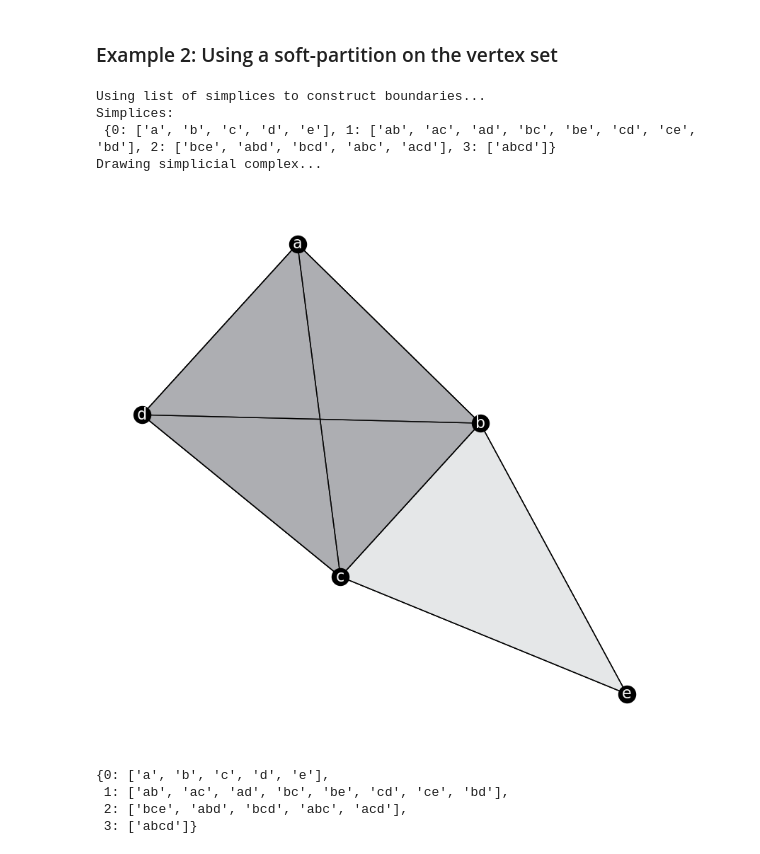
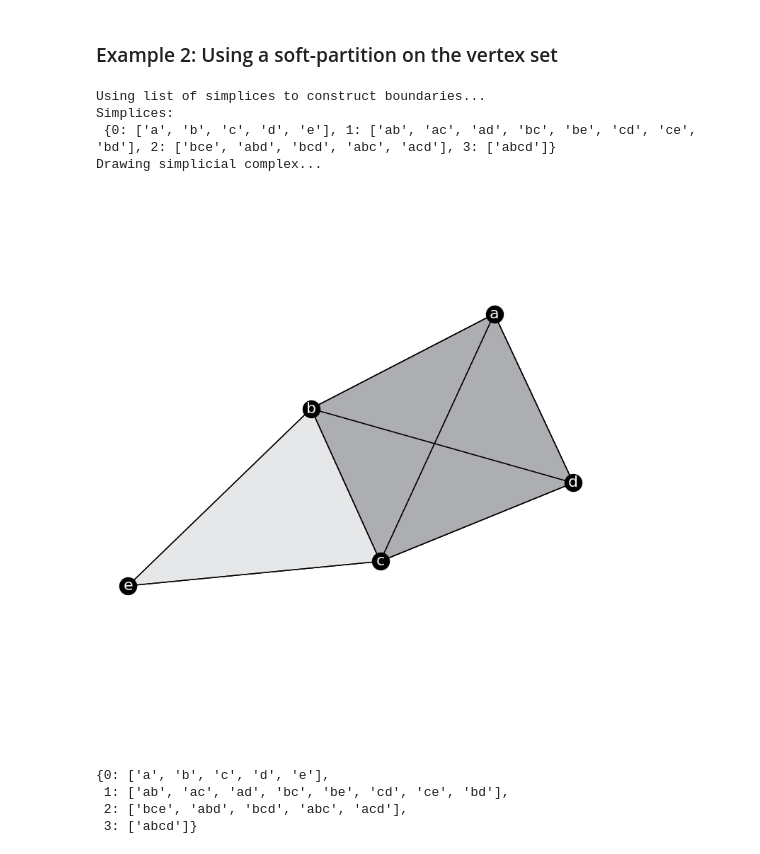
Before and after one commit to aidos-lab/nervePool, a Jupyter notebook: complex_testing.ipynb, the cells around one changed output. Saved outputs shown, nothing was run; the diff lists cells and outputs as text; code cells hidden in the pictures.

```diff
--- a/complex_testing.ipynb
+++ b/complex_testing.ipynb
@@ -127,17 +136,17 @@ Vertex partition: {3: ['a'], 2: ['b'], 6: ['c'], 5: ['d'], 9: ['e'], 0: ['f'], 1
 # %%
 nodes = ['a','b','c','d','e']
 edges = ['ab','ac','ad','bc','be','cd','ce', 'bd']
 cycles = ['bce','abd', 'bcd','abc','acd']
 tetra = ['abcd']
 simplices = list([nodes, edges, cycles, tetra])
 SC2 = complex.SComplex(simplices)
-SC2.drawComplex( )
+drawComplex(SC2)
 # %% [output]
 Using list of simplices to construct boundaries...
 Simplices:
  {0: ['a', 'b', 'c', 'd', 'e'], 1: ['ab', 'ac', 'ad', 'bc', 'be', 'cd', 'ce', 'bd'], 2: ['bce', 'abd', 'bcd', 'abc', 'acd'], 3: ['abcd']}
 Drawing simplicial complex...
-[figure, old version]
+[figure, new version]
 # %%
 SC2.simplices
 # %% [output]
```
Also changed, not shown: parts of 19 cells of this notebook, 3 other files.
